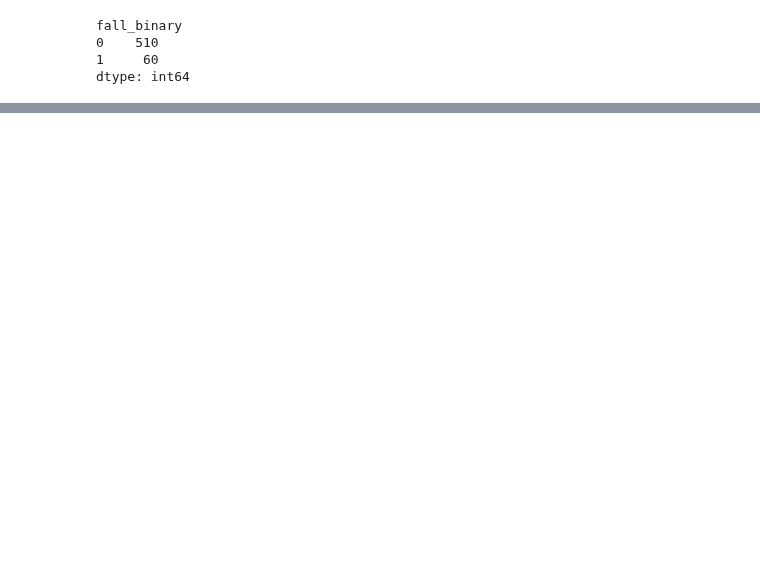
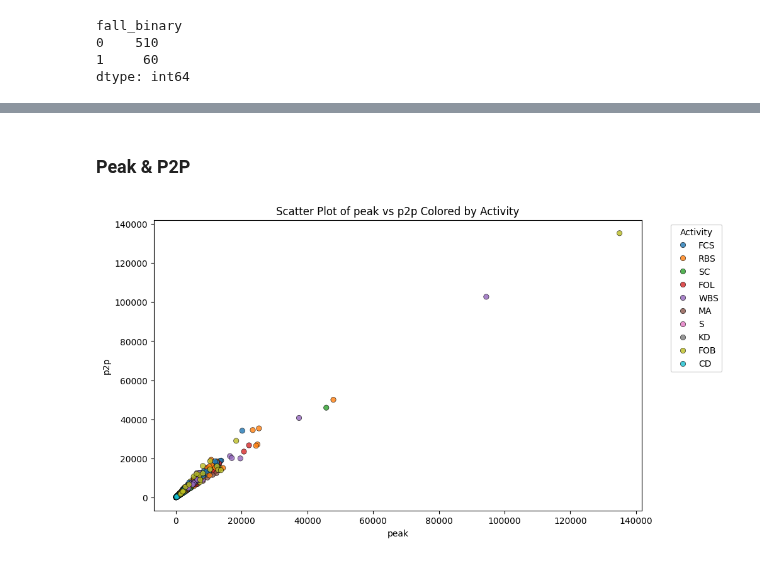
Before and after one commit to AdrianDaeschlein/master, a Jupyter notebook: eda_prep/eda_prep.ipynb, the cells around one changed output, grey strips where cells are left out. Drawn from its saved outputs; the diff is of its cells as text; code cells hidden in the pictures; blank space fills up the shorter version.

```diff
--- a/eda_prep/eda_prep.ipynb
+++ b/eda_prep/eda_prep.ipynb
@@ -288,0 +517,6 @@ NameError: name 'sns' is not defined
+# %% [markdown]
+### Peak & P2P
+# %%
+plot_scatter(df_geophone, "peak", "p2p", labels=False)
+# %% [output]
+[figure, added]
```
Also changed, not shown: parts of 37 cells of this notebook, 1 other file.
